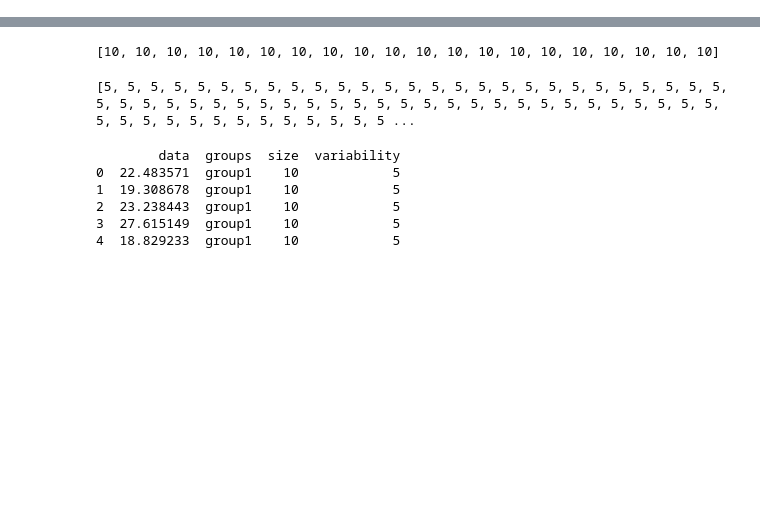
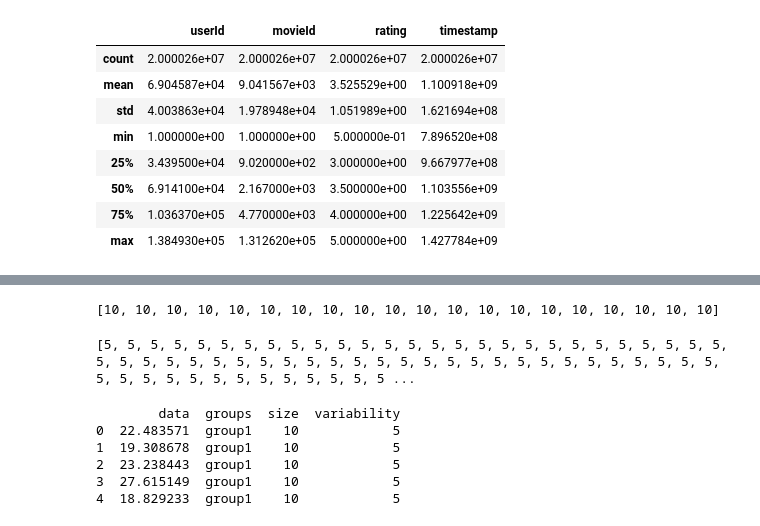
Before and after one commit to wwwslinger/drills, a Jupyter notebook: Thinkful/drills/scratchpad.ipynb, the cells around one changed output, grey strips where cells are left out. Drawn from its saved outputs; the diff is of its cells as text; code cells hidden in the pictures; blank space fills up the shorter version.

```diff
--- a/Thinkful/drills/scratchpad.ipynb
+++ b/Thinkful/drills/scratchpad.ipynb
@@ -25,0 +10,13 @@ Name: customers_who_bought_this_item_also_bought, dtype: object
+# %%
+df = pd.read_csv("ratings.csv")
+df.describe()
+# %% [output]
+|  | userId | movieId | rating | timestamp |
+| count | 2.000026e+07 | 2.000026e+07 | 2.000026e+07 | 2.000026e+07 |
+| mean | 6.904587e+04 | 9.041567e+03 | 3.525529e+00 | 1.100918e+09 |
+| std | 4.003863e+04 | 1.978948e+04 | 1.051989e+00 | 1.621694e+08 |
+| min | 1.000000e+00 | 1.000000e+00 | 5.000000e-01 | 7.896520e+08 |
+| 25% | 3.439500e+04 | 9.020000e+02 | 3.000000e+00 | 9.667977e+08 |
+| 50% | 6.914100e+04 | 2.167000e+03 | 3.500000e+00 | 1.103556e+09 |
+| 75% | 1.036370e+05 | 4.770000e+03 | 4.000000e+00 | 1.225642e+09 |
+| max | 1.384930e+05 | 1.312620e+05 | 5.000000e+00 | 1.427784e+09 |
```
Also changed, not shown: parts of 3 cells of this notebook, 5 other files.
